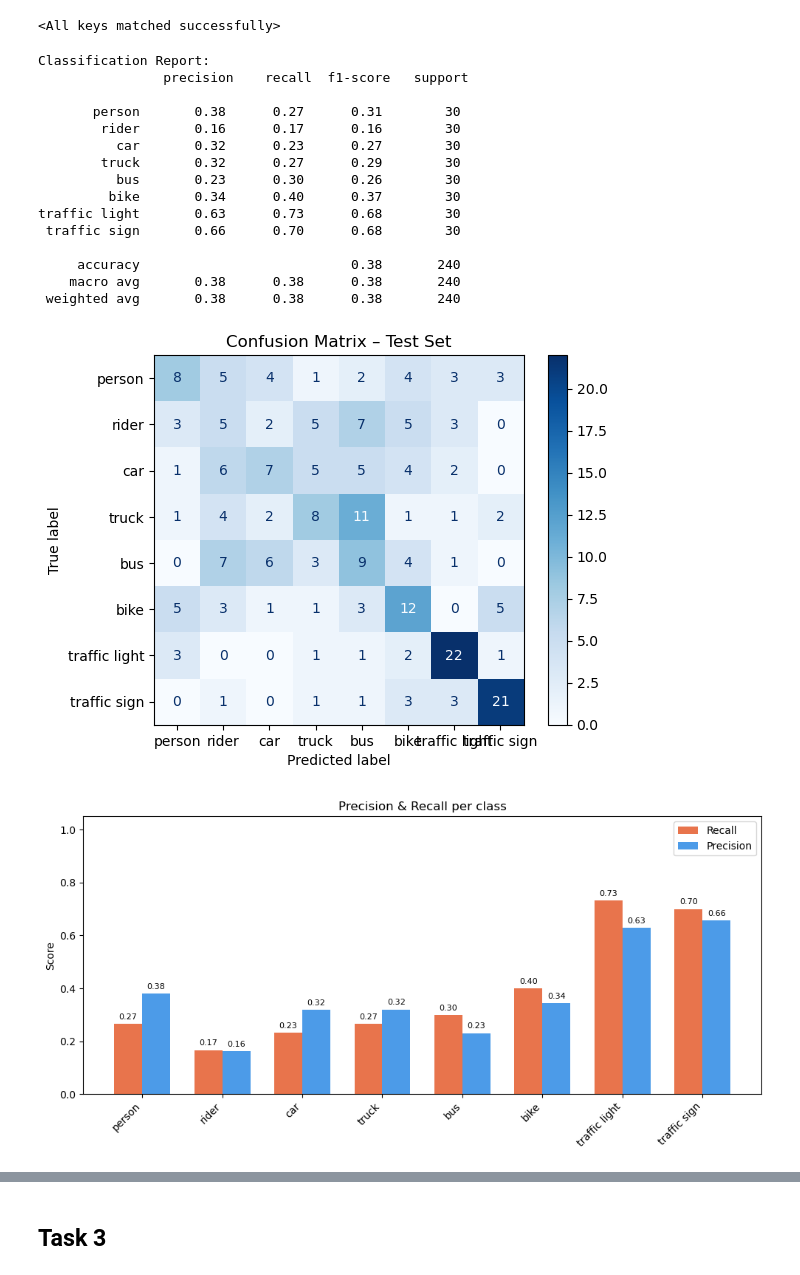
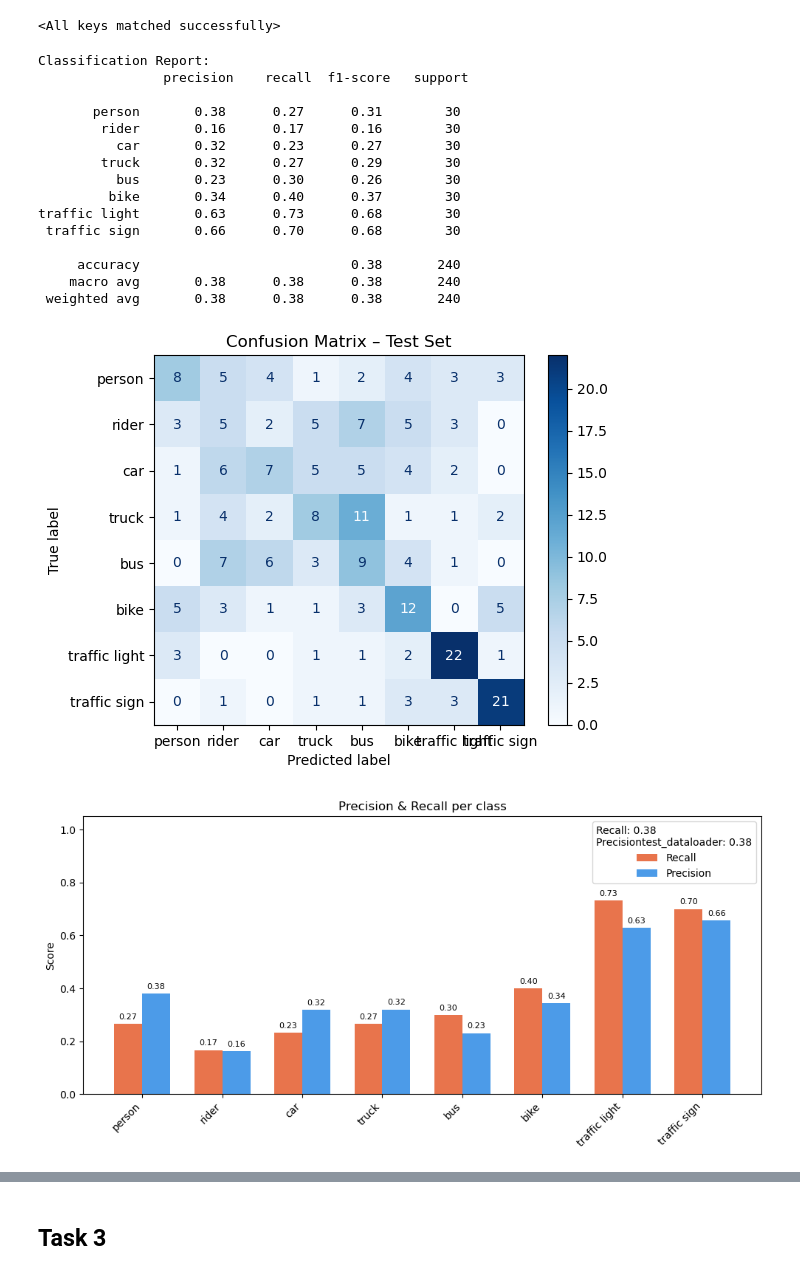
Before and after one commit to ricteland/-2AMM10-A2-Evangelists, a Jupyter notebook: assignment2_skeleton.ipynb, the cells around one changed output, grey strips where cells are left out. Cells and saved outputs as stored; diff of their text form; code cells hidden in the pictures.

Commit message:
Finished evaluation of task 2

```diff
--- a/assignment2_skeleton.ipynb
+++ b/assignment2_skeleton.ipynb
@@ -994,7 +994,7 @@ train_dataset = BDDObjectClassificationDataset(
 test_dataset = BDDObjectClassificationDataset(
     dataset_dir=OBJ_CLS_DATASET_DIR,
     split="test",
-    img_transform=Compose([Resize((64, 64)), ToTensor(), PatchShuffle()]),  # Fill test image transforms
+    img_transform=Compose([Resize((64, 64)), ToTensor()]),  # Fill test image transforms
 )
 
 
@@ -1057,15 +1057,20 @@ class Patchify:
 patchify8 = Patchify(patch_size=8)
 
 train_data = [(patchify8(img), label) for (img, label) in train_dataset]
-test_data = [(patchify8(img), label) for (img, label) in test_dataset]
+test_data = [(patchify8(img), label) for (img, label) in vis_dataset_noisy]
+
+test_data_clean = [(patchify8(img), label) for (img, label) in vis_dataset_clean]
+
 
 batch_size = 32
 
 train_dataloader = DataLoader(train_data, batch_size=batch_size, shuffle=True, num_workers=4)
 test_dataloader = DataLoader(test_data, batch_size=batch_size, shuffle=False, num_workers=4)
+test_dataloader_clean = DataLoader(test_data_clean, batch_size=batch_size, shuffle=False, num_workers=4)
 
 print(f"Number of training batches: {len(train_dataloader)}, with size {next(iter(train_dataloader))[0].shape} [patches, n_patches, pixels_per_patch] per image")
 print(f"Number of test batches: {len(test_dataloader)}, with size {next(iter(test_dataloader))[0].shape} [patches, n_patches, pixels_per_patch] per image")
+print(f"Number of clean test batches: {len(test_dataloader_clean)}, with size {next(iter(test_dataloader_clean))[0].shape} [patches, n_patches, pixels_per_patch] per image")
 # %% [output]
 Image shape: torch.Size([3, 64, 64])  |  Label: 2
 
@@ -1252,7 +1248,7 @@ model.load_state_dict(checkpoint["model_state"])
 <All keys matched successfully>
 # %%
 # ==═════════════════════════════════════════════════════════════════════════════
-# STEP 4 – Evaluation & single metrics figure
+# STEP 4 – Evaluation & single metrics figure on Shuffled Test Set
 # ══════════════════════════════════════════════════════════════════════════════
 from sklearn.metrics import precision_score, recall_score, confusion_matrix, classification_report, ConfusionMatrixDisplay
 
@@ -1294,38 +1290,40 @@ class_names = test_dataset.classes
 precisions = precision_score(labels, preds, average=None, zero_division=0)
 recalls = recall_score(labels, preds, average=None, zero_division=0)
 
+macro_precision, macro_recall = precision_score(labels, preds, average='macro', zero_division=0), recall_score(labels, preds, average='macro', zero_division=0)
+
 x = np.arange(len(class_names))
 width = 0.35
 fig, ax = plt.subplots(figsize=(10, 5))
 rects1 = ax.bar(x - width/2, recalls, width, label='Recall', color='#E8744C')
 rects2 = ax.bar(x + width/2, precisions, width, label='Precision', color='#4C9BE8')
 ax.set_xticks(x)
 ax.set_xticklabels(class_names, rotation=45, ha='right')
 ax.set_ylim(0, 1.05)
 ax.set_ylabel('Score')
 ax.set_title('Precision & Recall per class')
-ax.legend()
+ax.legend(title=f'Recall: {macro_recall:.2f} \nPrecisiontest_dataloader: {macro_precision:.2f}')
 for rect in rects1 + rects2:
     height = rect.get_height()
     ax.annotate(f'{height:.2f}', xy=(rect.get_x() + rect.get_width() / 2, height),
                 xytext=(0, 3), textcoords="offset points", ha='center', va='bottom', fontsize=8)
 plt.tight_layout()
 plt.show()
 # %% [output]
 Classification Report:
                 precision    recall  f1-score   support
 
        person       0.38      0.27      0.31        30
         rider       0.16      0.17      0.16        30
           car       0.32      0.23      0.27        30
         truck       0.32      0.27      0.29        30
           bus       0.23      0.30      0.26        30
          bike       0.34      0.40      0.37        30
 traffic light       0.63      0.73      0.68        30
  traffic sign       0.66      0.70      0.68        30
 
      accuracy                           0.38       240
     macro avg       0.38      0.38      0.38       240
  weighted avg       0.38      0.38      0.38       240
 [figure]
-[figure, old version]
+[figure, new version]
```
Also changed, not shown: parts of 4 cells of this notebook.
